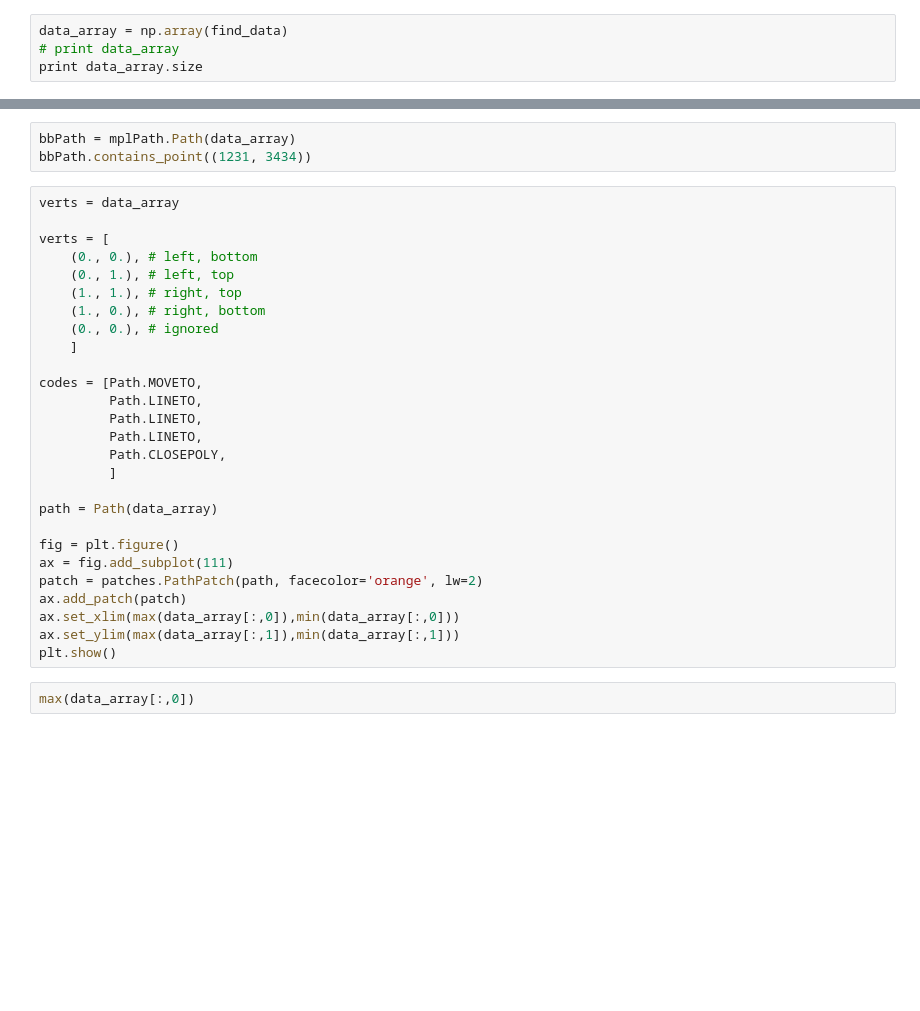
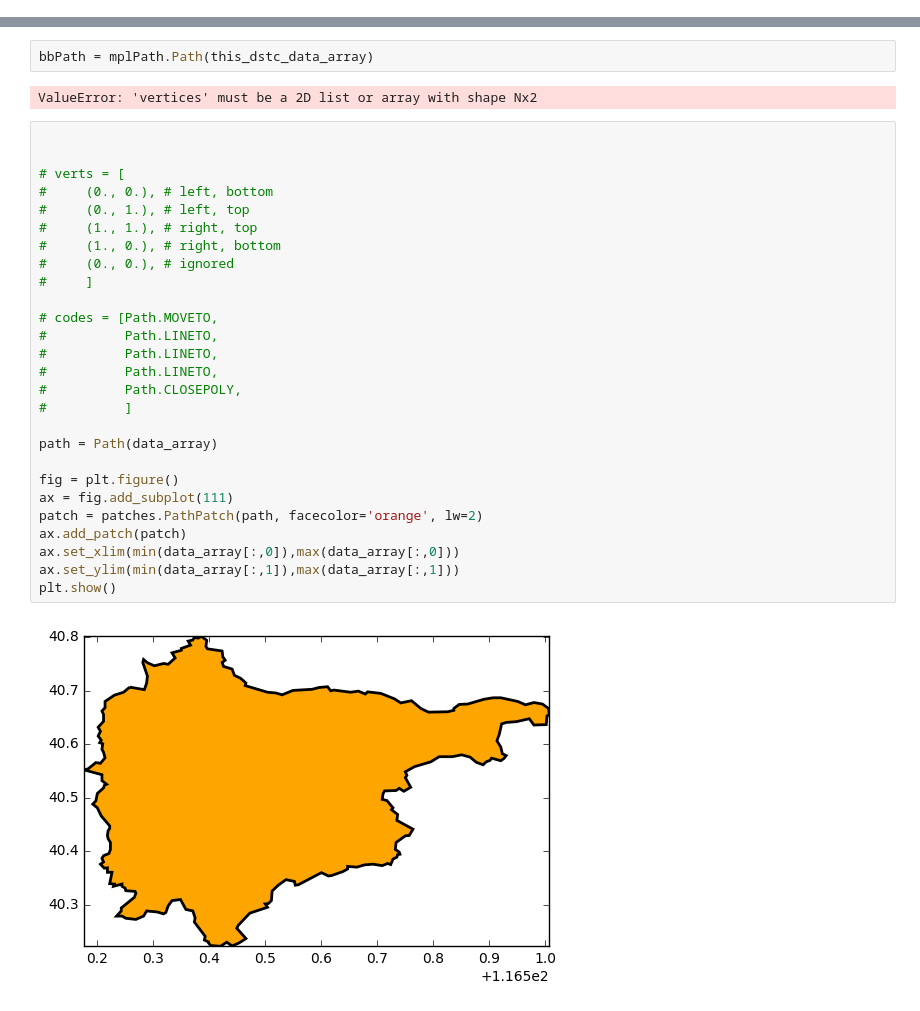
Before and after one commit to shiranpp/CMPS263project, a Jupyter notebook: is_in_poly.ipynb, the cells around one changed output, grey strips where cells are left out. Cells and saved outputs as stored; diff of their text form; blank space fills up the shorter version.

```diff
--- a/is_in_poly.ipynb
+++ b/is_in_poly.ipynb
@@ -42,4 +67,0 @@ cells
-# %%
-data_array = np.array(find_data)
-# print data_array
-print data_array.size
@@ -48,32 +133,33 @@ data_array.shape
 # %%
-bbPath = mplPath.Path(data_array)
-bbPath.contains_point((1231, 3434))
+bbPath = mplPath.Path(this_dstc_data_array)
+# %% [output]
+ValueError: 'vertices' must be a 2D list or array with shape Nx2
 # %%
-verts = data_array
 
-verts = [
-    (0., 0.), # left, bottom
-    (0., 1.), # left, top
-    (1., 1.), # right, top
-    (1., 0.), # right, bottom
-    (0., 0.), # ignored
-    ]
 
-codes = [Path.MOVETO,
-         Path.LINETO,
-         Path.LINETO,
-         Path.LINETO,
-         Path.CLOSEPOLY,
-         ]
+# verts = [
+#     (0., 0.), # left, bottom
+#     (0., 1.), # left, top
+#     (1., 1.), # right, top
+#     (1., 0.), # right, bottom
+#     (0., 0.), # ignored
+#     ]
+
+# codes = [Path.MOVETO,
+#          Path.LINETO,
+#          Path.LINETO,
+#          Path.LINETO,
+#          Path.CLOSEPOLY,
+#          ]
 
 path = Path(data_array)
 
 fig = plt.figure()
 ax = fig.add_subplot(111)
 patch = patches.PathPatch(path, facecolor='orange', lw=2)
 ax.add_patch(patch)
-ax.set_xlim(max(data_array[:,0]),min(data_array[:,0]))
-ax.set_ylim(max(data_array[:,1]),min(data_array[:,1]))
+ax.set_xlim(min(data_array[:,0]),max(data_array[:,0]))
+ax.set_ylim(min(data_array[:,1]),max(data_array[:,1]))
 plt.show()
+# %% [output]
+[figure, added]
-# %%
-max(data_array[:,0])
```
Also changed, not shown: parts of 12 cells of this notebook, 3 other files.
